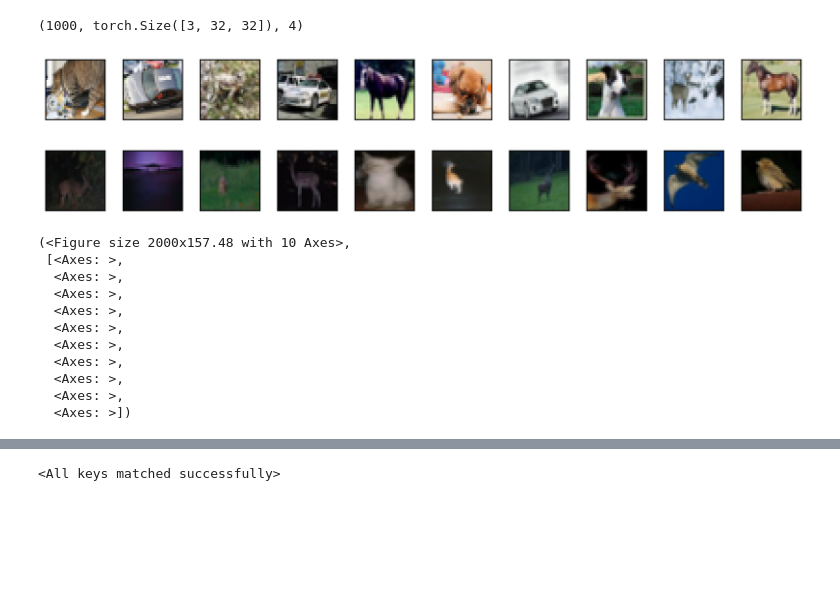
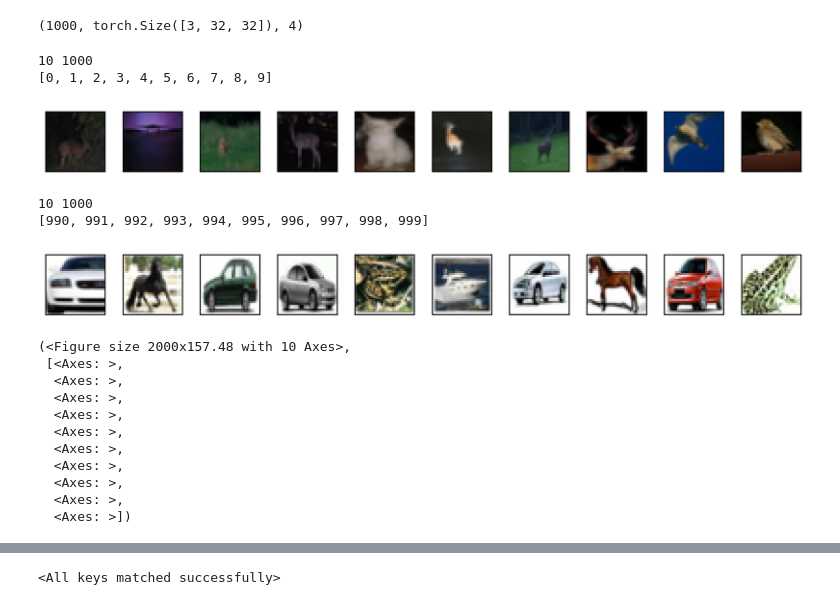
Before and after one commit to nishant-ingle/backdoors, a Jupyter notebook: noise-intensity-resnet18.ipynb, the cells around one changed output, grey strips where cells are left out. Saved outputs shown, nothing was run; the diff lists cells and outputs as text; code cells hidden in the pictures; blank space fills up the shorter version.

```diff
--- a/noise-intensity-resnet18.ipynb
+++ b/noise-intensity-resnet18.ipynb
@@ -1294,6 +1294,7 @@ def save_n_xsr_images_one_row(
     annotate: str | None = "xsr",   # None | "index" | "label" | "xsr" | "index_label"
     show: bool = True,
     close: bool = True,
+    start = 0,
 ):
     """
     Save up to n samples (max 10) from an XSR-aware dataset in one row.
@@ -1302,13 +1303,15 @@ def save_n_xsr_images_one_row(
     """
     n = min(int(n), 10)
     ds_len = len(dataset)
+    print(n, ds_len)
     if ds_len == 0:
         raise ValueError("Empty dataset")
 
     if sample_indices is None:
-        indices = list(range(min(n, ds_len)))
+        indices = list(range(start, start + min(n, ds_len)))
+        print(indices)
     else:
-        indices = [int(i) for i in sample_indices[:n]]
+        indices = [int(i) for i in sample_indices[start:n]]
 
     # PDF font hygiene
     plt.rcParams["pdf.fonttype"] = 42
@@ -1365,48 +1368,54 @@ def save_n_xsr_images_one_row(
                 transform=ax.transAxes,
                 ha="center", va="top",
                 fontproperties=fontprops,
                 clip_on=False,
             )
 
         for spine in ax.spines.values():
             spine.set_linewidth(1)
 
     fig.savefig(out_pdf, bbox_inches="tight")
     if show:
         plt.show()
     if close:
         plt.close(fig)
 
     return fig, axes
 
 
 save_n_xsr_images_one_row(
-    XSRAwareDataset(highimgs, highlbls, highscores),
+    XSRAwareDataset(lowimgs, lowlbls, lowscores),
     "low_quality_dataset.pdf",
     n=10,
     annotate="",
+    # start=len(lowimgs) - 10
 )
 
 save_n_xsr_images_one_row(
-    XSRAwareDataset(lowimgs, lowlbls, lowscores),
+    XSRAwareDataset(highimgs, highlbls, highscores),
     "high_quality_dataset.pdf",
     n=10,
     annotate="",
+    start=len(highimgs) - 10
 )
 # %% [output]
+10 1000
+[0, 1, 2, 3, 4, 5, 6, 7, 8, 9]
-[figure, old version]
+[figure, new version]
+10 1000
+[990, 991, 992, 993, 994, 995, 996, 997, 998, 999]
-[figure, old version]
+[figure, new version]
-(<Figure size 2000x157.48 with 10 Axes>,
- [<Axes: >,
-  <Axes: >,
-  <Axes: >,
-  <Axes: >,
-  <Axes: >,
-  <Axes: >,
-  <Axes: >,
-  <Axes: >,
-  <Axes: >,
-  <Axes: >])
+(<Figure size 2000x157.48 with 10 Axes>,
+ [<Axes: >,
+  <Axes: >,
+  <Axes: >,
+  <Axes: >,
+  <Axes: >,
+  <Axes: >,
+  <Axes: >,
+  <Axes: >,
+  <Axes: >,
+  <Axes: >])
 # %%
 low_quality_dataset.trigger_probability = 1.0
 show_n_images(low_quality_dataset, n = 5)
```
Also changed, not shown: parts of 8 cells of this notebook.
